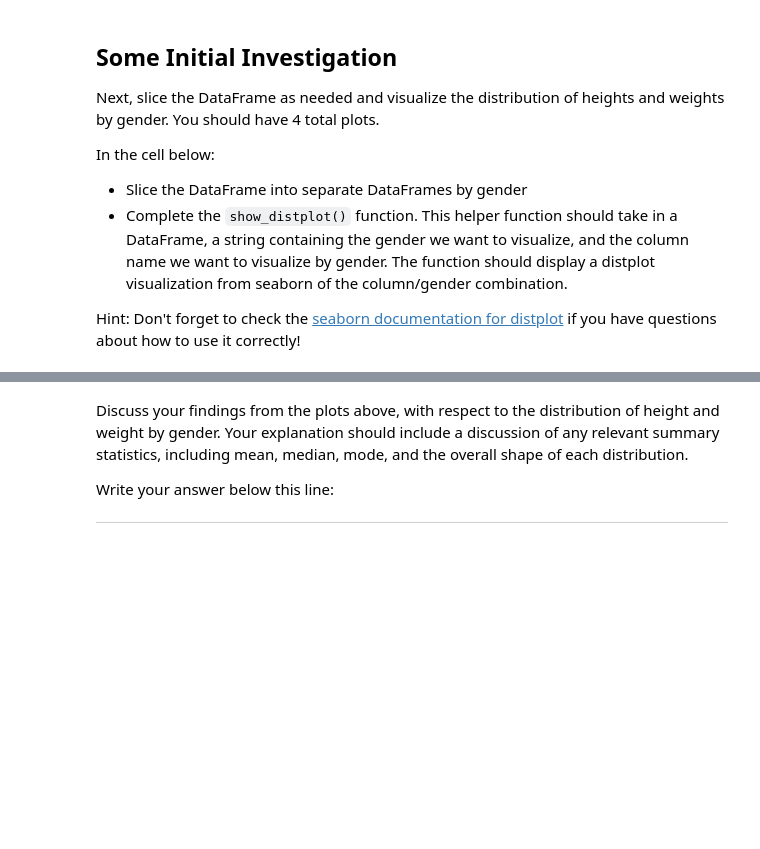
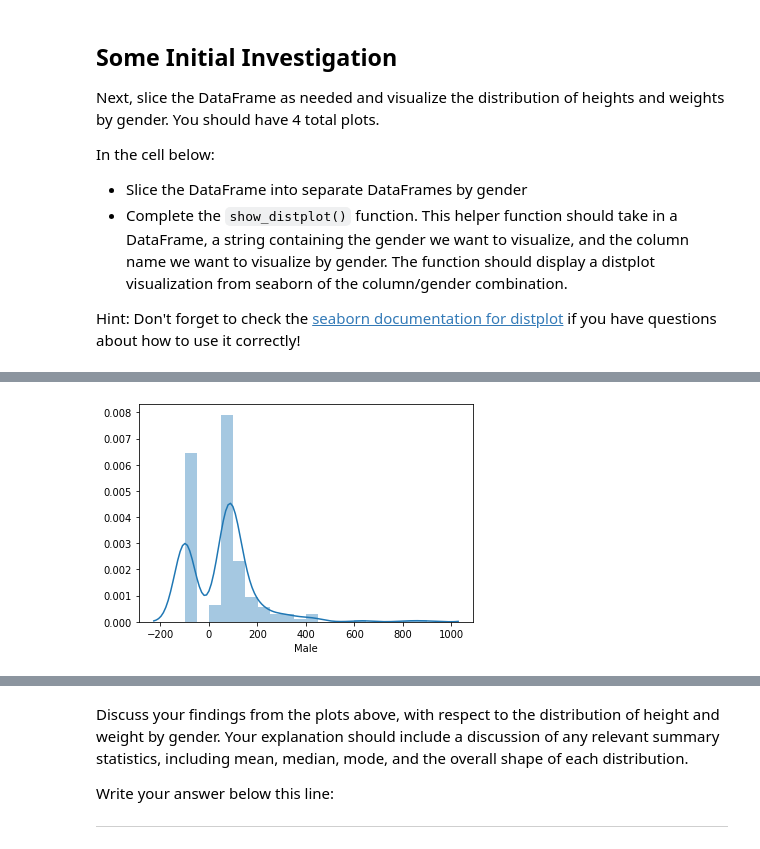
Before and after one commit to Lionslicer-Coding/dsc-data-cleaning-project-onl01-dtsc-pt-030220, a Jupyter notebook: index.ipynb, the cells around one changed output, grey strips where cells are left out. Cells and saved outputs as stored; diff of their text form; code cells hidden in the pictures; blank space fills up the shorter version.

```diff
--- a/index.ipynb
+++ b/index.ipynb
@@ -157,4 +208,7 @@ def show_distplot(dataframe, gender, column_name):
 # %%
 # Male Weight
+show_distplot(male_heroes_df, 'Male', 'Weight')
+# %% [output]
+[figure, added]
 # %%
 # Female Height
```
Also changed, not shown: parts of 14 cells of this notebook.
